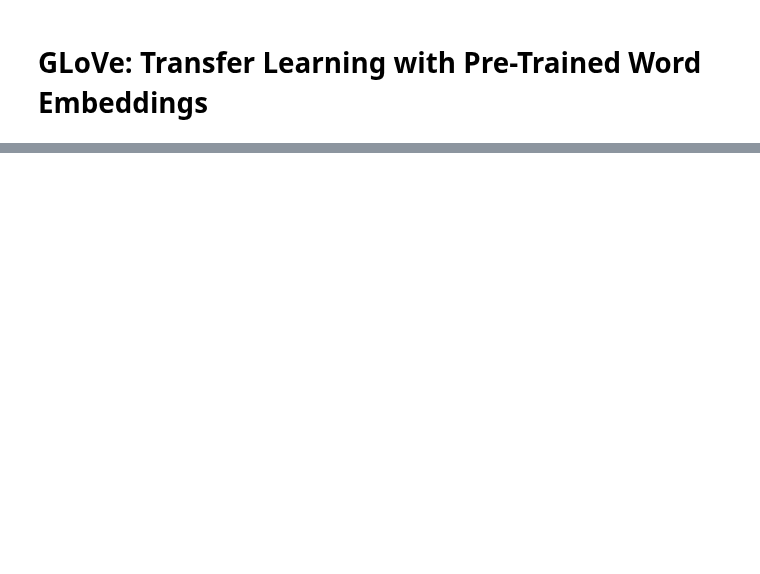
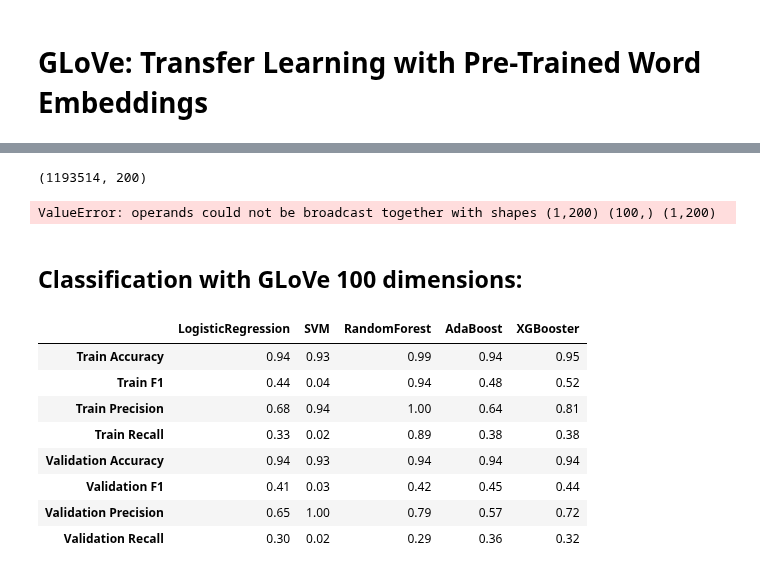
Before and after one commit to mguptaphd/Twitter-Hate-Classification-Project, a Jupyter notebook: Preliminary_Model_Comparisons.ipynb, the cells around one changed output, grey strips where cells are left out. Drawn from its saved outputs; the diff is of its cells as text; code cells hidden in the pictures; blank space fills up the shorter version.

```diff
--- a/Preliminary_Model_Comparisons.ipynb
+++ b/Preliminary_Model_Comparisons.ipynb
@@ -1141,5 +1152,5 @@ glove2word2vec(glove_input_file, glove_output_file)
 # %%
-glove_model = KeyedVectors.load_word2vec_format('data/glove.txt.word2vec', binary=False)
+glove100_model = KeyedVectors.load_word2vec_format('data/glove.txt.word2vec', binary=False)
 # %%
 X_train_glove100 = np.concatenate([avg_word_vectors(sentence, glove_model, 100) for sentence in X_train_token_list])
 X_val_glove100 = np.concatenate([avg_word_vectors(sentence, glove_model, 100) for sentence in X_val_token_list])
@@ -1151,0 +1165,6 @@ with open('data/mean_glove_vectors100.pkl', 'rb') as f:
+# %%
+glove_input_file = 'data/glove.twitter.27B.200d.txt'
+glove_output_file = 'data/glove200.txt.word2vec'
+glove2word2vec(glove_input_file, glove_output_file)
+# %% [output]
+(1193514, 200)
@@ -1151,0 +1173,5 @@ with open('data/mean_glove_vectors100.pkl', 'rb') as f:
+# %%
+X_train_glove200 = np.concatenate([avg_word_vectors(sentence, glove_model, 200) for sentence in X_train_token_list])
+X_val_glove200 = np.concatenate([avg_word_vectors(sentence, glove_model, 200) for sentence in X_val_token_list])
+# %% [output]
+ValueError: operands could not be broadcast together with shapes (1,200) (100,) (1,200)
@@ -1151,0 +1181,16 @@ with open('data/mean_glove_vectors100.pkl', 'rb') as f:
+# %% [markdown]
+## Classification with GLoVe 100 dimensions:
+# %%
+glove200_results1 = mean_embedding_compare_classification(X_train_glove200, y_train, X_val_glove200,
+                                                          y_val, classifier_list)
+glove200_results1
+# %% [output]
+|  | LogisticRegression | SVM | RandomForest | AdaBoost | XGBooster |
+| Train Accuracy | 0.94 | 0.93 | 0.99 | 0.94 | 0.95 |
+| Train F1 | 0.44 | 0.04 | 0.94 | 0.48 | 0.52 |
+| Train Precision | 0.68 | 0.94 | 1.00 | 0.64 | 0.81 |
+| Train Recall | 0.33 | 0.02 | 0.89 | 0.38 | 0.38 |
+| Validation Accuracy | 0.94 | 0.93 | 0.94 | 0.94 | 0.94 |
+| Validation F1 | 0.41 | 0.03 | 0.42 | 0.45 | 0.44 |
+| Validation Precision | 0.65 | 1.00 | 0.79 | 0.57 | 0.72 |
+| Validation Recall | 0.30 | 0.02 | 0.29 | 0.36 | 0.32 |
```
Also changed, not shown: parts of 22 cells of this notebook, 1 other file.
